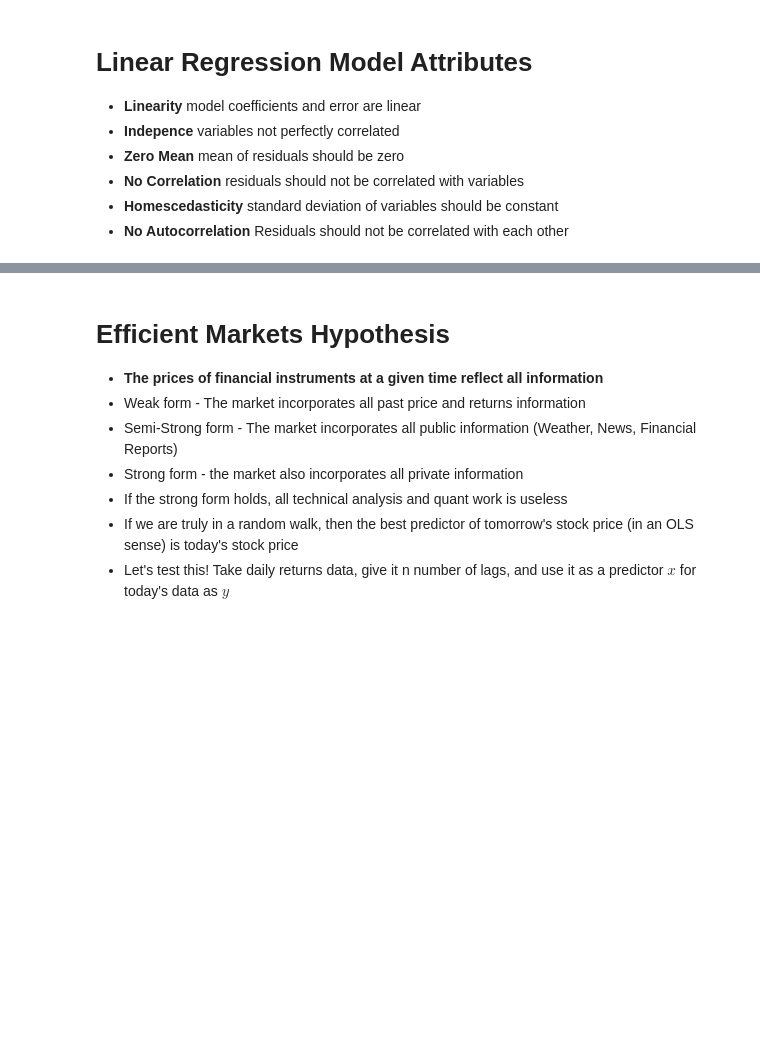
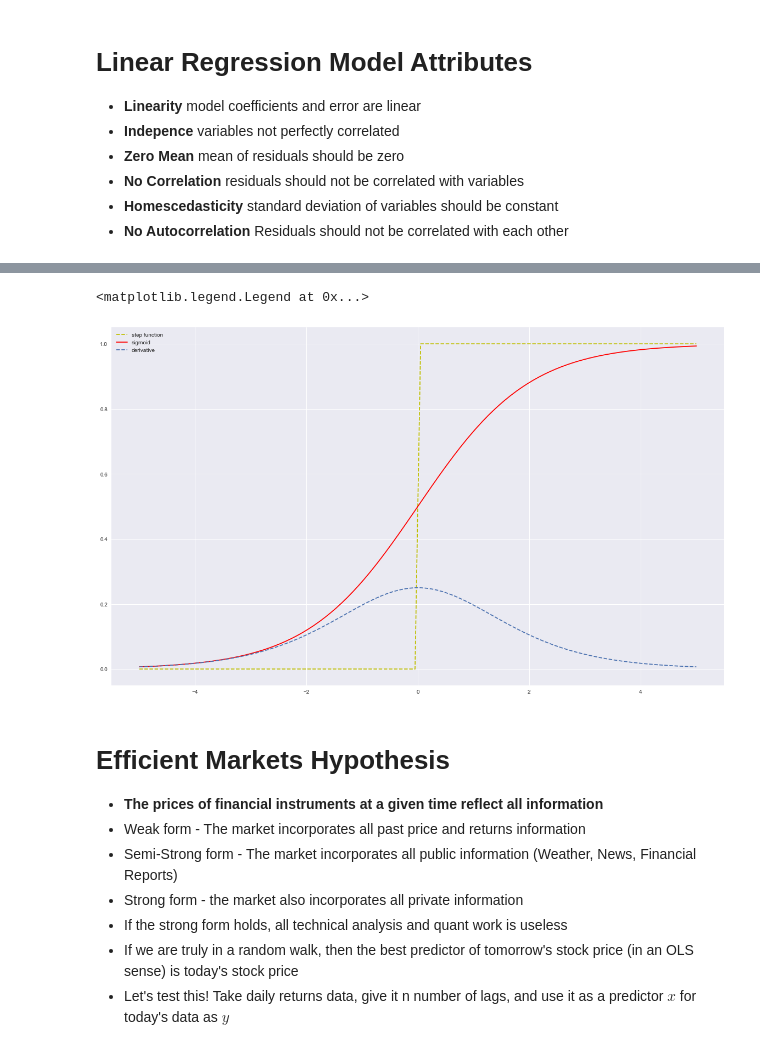
Before and after one commit to thomasmurphycodes/ml-market-inefficency-hunting, a Jupyter notebook: 6. AI-First Finance.ipynb, the cells around one changed output, grey strips where cells are left out. Drawn from its saved outputs; the diff is of its cells as text; code cells hidden in the pictures; blank space fills up the shorter version.

```diff
--- a/6. AI-First Finance.ipynb
+++ b/6. AI-First Finance.ipynb
@@ -28,3 +248,19 @@
+# %%
+def sigmoid(x, deriv=False):
+    if deriv:
+        return sigmoid(x) * (1 - sigmoid(x)) # Rate of change of sigmoid function
+    return 1 / (1 + np.exp(-x))
+# %%
+x = np.linspace(-5, 5, 100)
+# %%
+plt.figure(figsize=(20,12))
+plt.plot(x, np.where(x > 0, 1, 0), 'y--', label='step function')
+plt.plot(x, sigmoid(x), 'r', label='sigmoid')
+plt.plot(x, sigmoid(x, True), '--', label='derivative')
+plt.legend()
+# %% [output]
+<matplotlib.legend.Legend at 0x...>
+[figure, added]
 # %% [markdown]
 # Efficient Markets Hypothesis
 * **The prices of financial instruments at a given time reflect all information**
```
Also changed, not shown: parts of 29 cells of this notebook, 1 other file.
